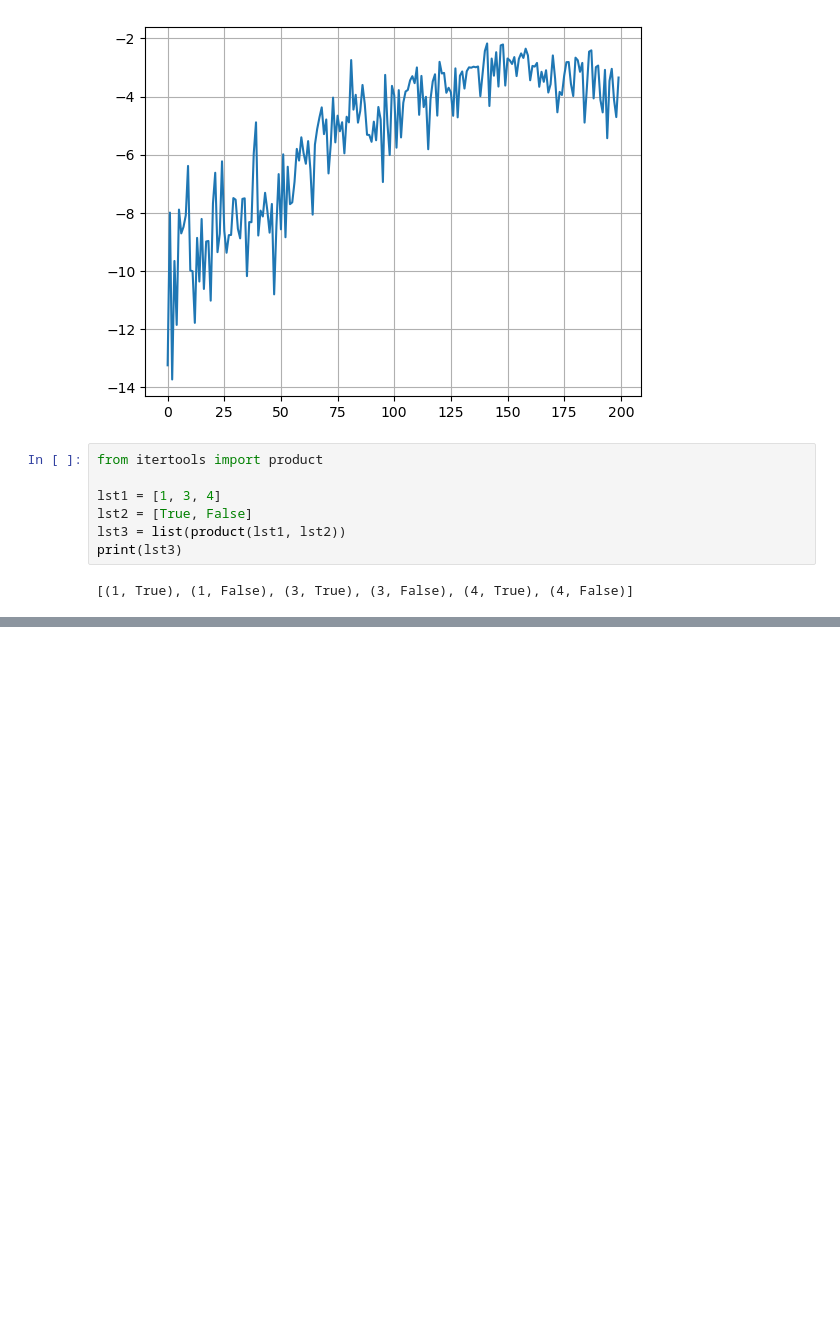
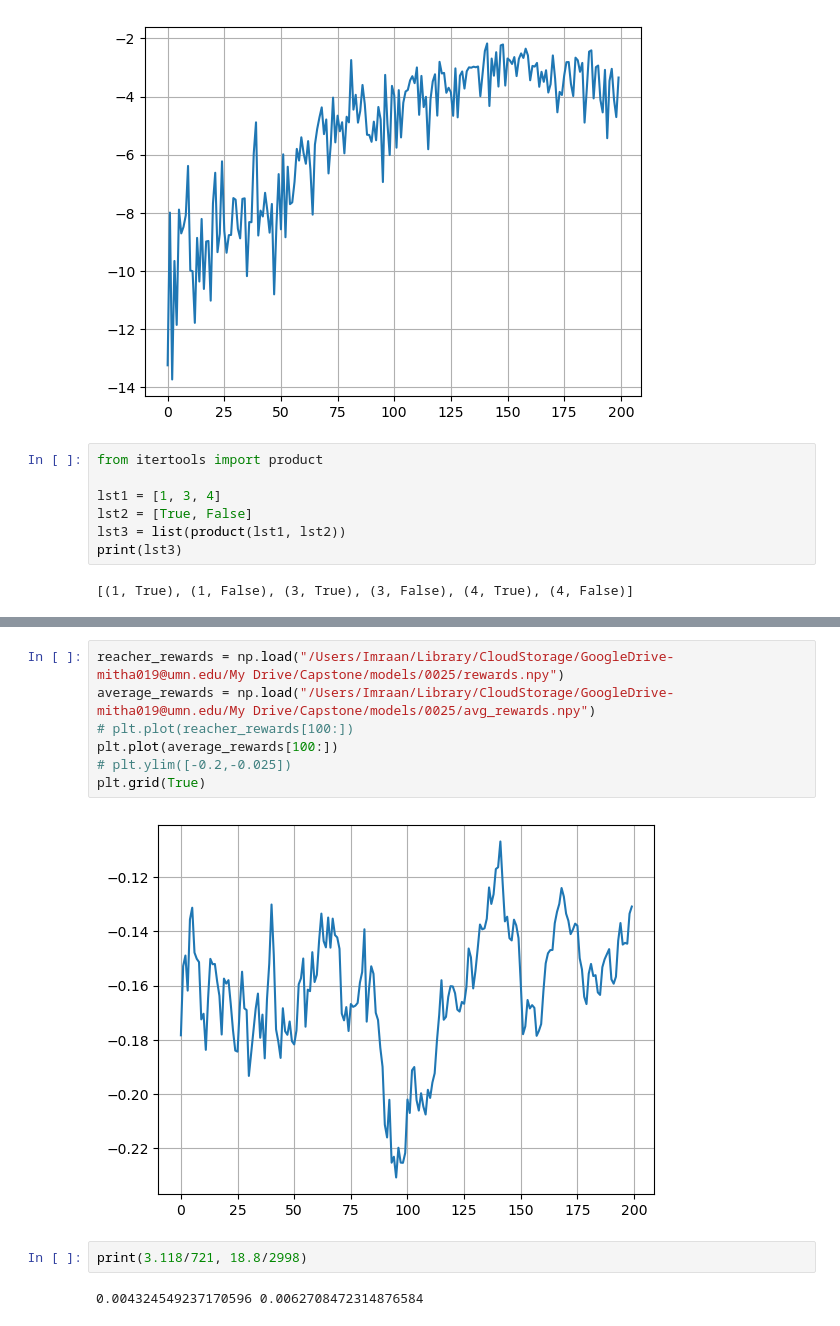
Before and after one commit to ImraanMitha/capstone, a Jupyter notebook: scratch.ipynb, the cells around one changed output, grey strips where cells are left out. Cells and saved outputs as stored; diff of their text form; blank space fills up the shorter version.

```diff
--- a/scratch.ipynb
+++ b/scratch.ipynb
@@ -484,0 +530,13 @@ print(lst3)
+# %%
+reacher_rewards = np.load("/Users/Imraan/Library/CloudStorage/GoogleDrive-mitha019@umn.edu/My Drive/Capstone/models/0025/rewards.npy")
+average_rewards = np.load("/Users/Imraan/Library/CloudStorage/GoogleDrive-mitha019@umn.edu/My Drive/Capstone/models/0025/avg_rewards.npy")
+# plt.plot(reacher_rewards[100:])
+plt.plot(average_rewards[100:])
+# plt.ylim([-0.2,-0.025])
+plt.grid(True)
+# %% [output]
+[figure, added]
+# %%
+print(3.118/721, 18.8/2998)
+# %% [output]
+0.004324549237170596 0.0062708472314876584
```
Also changed, not shown: parts of 9 cells of this notebook, 7 other files.
